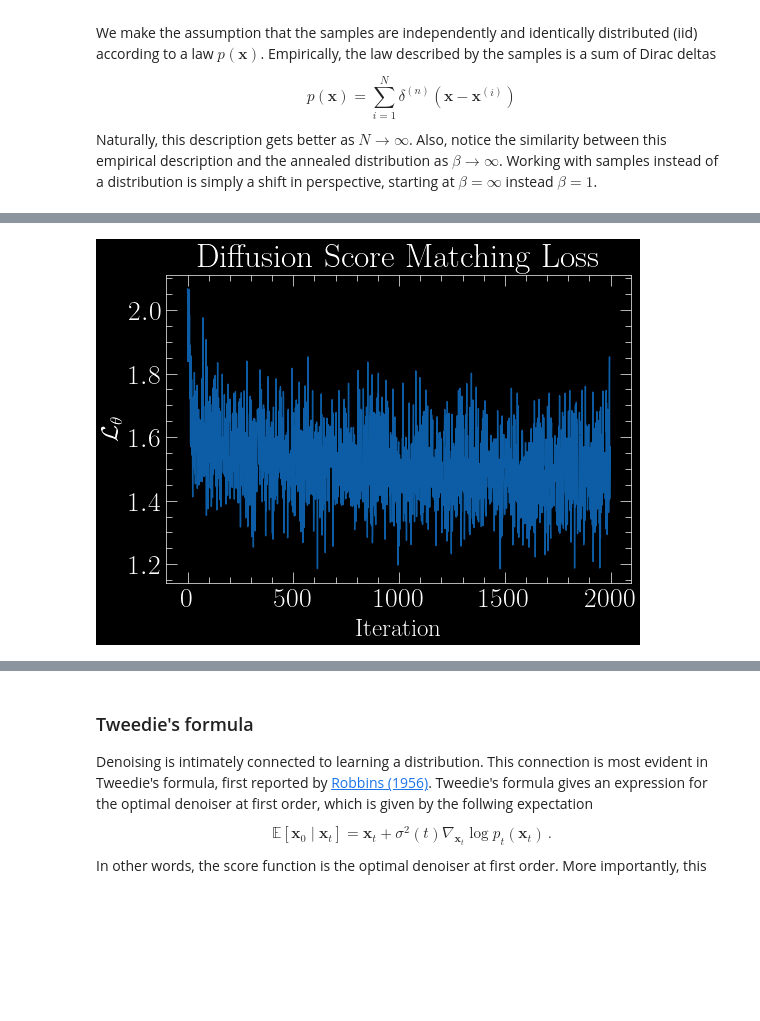
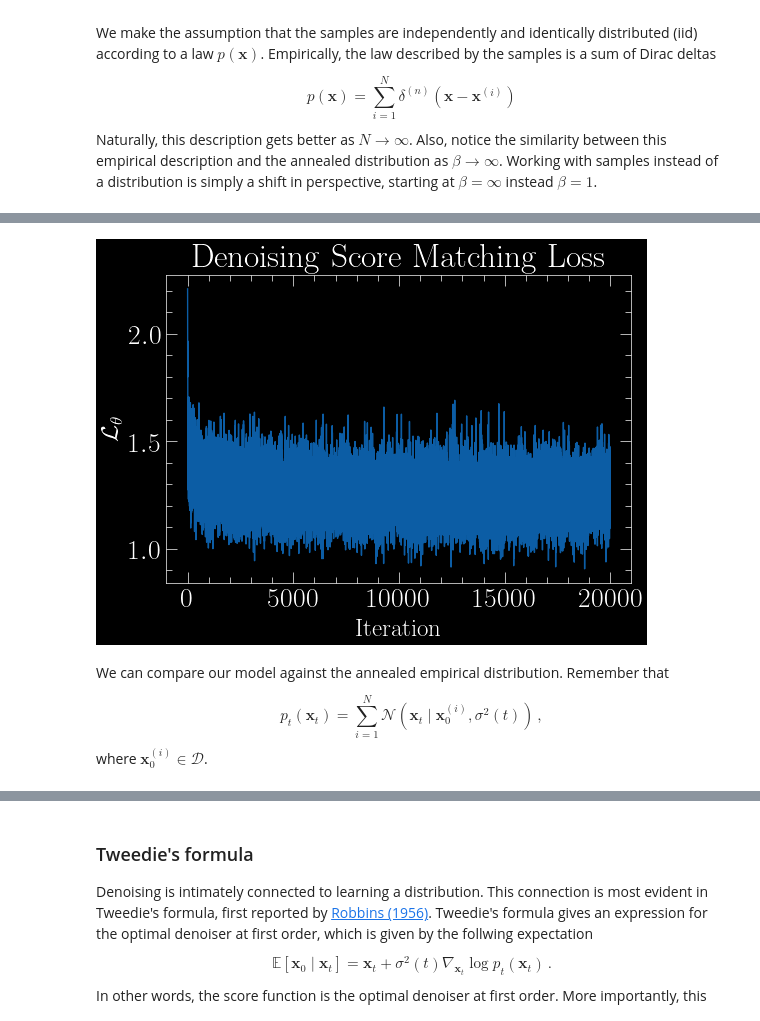
Before and after one commit to AlexandreAdam/score_models, a Jupyter notebook: _sources/notebooks/02-score_matching.ipynb, the cells around one changed output, grey strips where cells are left out. Saved outputs shown, nothing was run; the diff lists cells and outputs as text; code cells hidden in the pictures; blank space fills up the shorter version.

```diff
--- a/_sources/notebooks/02-score_matching.ipynb
+++ b/_sources/notebooks/02-score_matching.ipynb
@@ -446,6 +466,6 @@ distribution = swiss_roll()
 dataset = distribution.sample((D,))
 # %%
-sigma_min = 1e-3
+sigma_min = 1e-2
 sigma_max = 5
 def sigma(t):
     return sigma_min * (sigma_max / sigma_min) ** t
@@ -455,26 +475,37 @@ def dsm_loss(t, x, epsilon):
     xt = x + sigma(t).view(-1, 1) * z
     return ((epsilon(t, xt) + z) ** 2).flatten(1).sum(1).mean()
 # %%
-N = int(2e3)  # Number of iterations
+from torch_ema import ExponentialMovingAverage
+N = int(2e4)  # Number of iterations
 B = int(2**8) # Batch size
 net = Epsilon(2)
 optim = torch.optim.Adam(net.parameters(), lr=1e-3)
+ema = ExponentialMovingAverage(net.parameters(), decay=0.999)
 
 losses = []
 for i in tqdm(range(N)):
-    t = torch.rand(B)
+    t = torch.rand(B)                              # t ~ U(0, 1)
     idx = np.random.choice(D, B, replace=False)
-    x = dataset[idx]
-    loss = dsm_loss(t, x, net)
+    x = dataset[idx]                               # x ~ D
+    loss = dsm_loss(t, x, net)                     # loss = E_{t, x} [||∇\epsilon(t, x + σ(t)z) + z||^2]
     optim.zero_grad()
     loss.backward()
     optim.step()
+    ema.update()
     losses.append(loss.item())
+ema.copy_to(net.parameters()) # Copy the EMA parameters back to the model
 # %%
 plt.figure(figsize=(6, 4))
 plt.plot(losses)
-plt.title("Diffusion Score Matching Loss")
+plt.title("Denoising Score Matching Loss")
 plt.ylabel(r"$\mathcal{L}_\theta$")
 plt.xlabel("Iteration");
 # %% [output]
-[figure, old version]
+[figure, new version]
+# %% [markdown]
+We can compare our model against the annealed empirical distribution. Remember that
+
+$$
+    p_t(\mathbf{x}_t) = \sum_{i=1}^N \mathcal{N}(\mathbf{x}_t \mid \mathbf{x}_0^{(i)}, \sigma^2(t))\, ,
+$$
+where $\mathbf{x}_0^{(i)} \in \mathcal{D}$.
```
Also changed, not shown: parts of 15 cells of this notebook, 25 other files.
